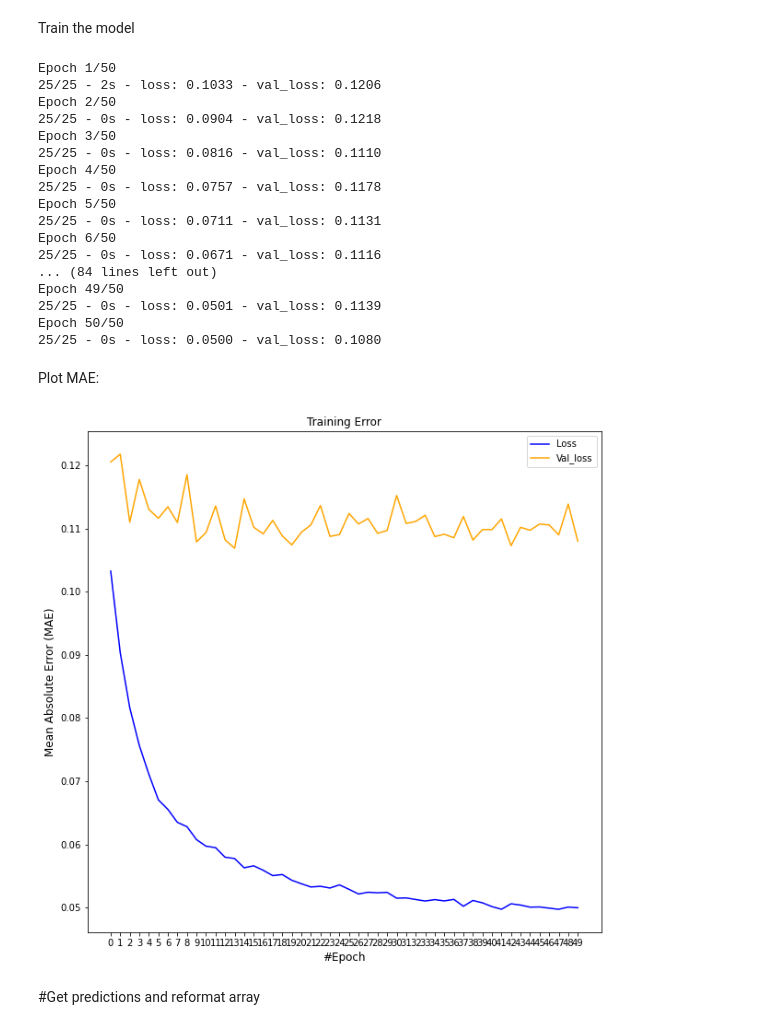
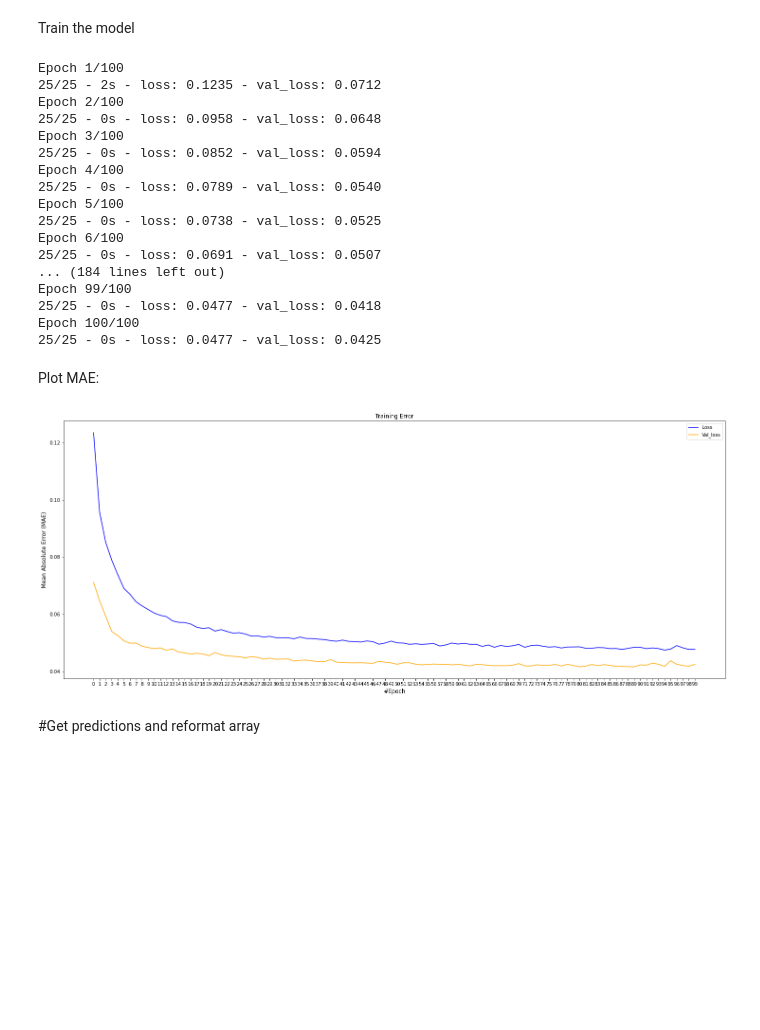
Before and after one commit to teoad95/Deep-learning-Cryptocurrency-price-prediction, a Jupyter notebook: cryptocurrency_forecasting_georg.ipynb, the cells around one changed output. Cells and saved outputs as stored; diff of their text form; code cells hidden in the pictures; blank space fills up the shorter version.

```diff
--- a/cryptocurrency_forecasting_georg.ipynb
+++ b/cryptocurrency_forecasting_georg.ipynb
@@ -134,7 +134,7 @@ LSTM_training_outputs = (training_set['bit_Close'][window_len:].values / trainin
 
 LSTM_val_inputs=[]
 for i in range(len(val_set) - window_len):
-    temp_set = training_set[i:(i + window_len)].copy()
+    temp_set = val_set[i:(i + window_len)].copy()
     temp_set = temp_set.drop(['Date'], axis=1)
     temp_set = temp_set.drop(['bit_Open'], axis=1)
     temp_set = temp_set.drop(['bit_High'], axis=1)
@@ -156,7 +156,7 @@ LSTM_val_outputs = (val_set['bit_Close'][window_len:].values / val_set['bit_Clos
 
 LSTM_test_inputs = []
 for i in range(len(test_set) - window_len):
-    temp_set = training_set[i:(i + window_len)].copy()
+    temp_set = test_set[i:(i + window_len)].copy()
     temp_set = temp_set.drop(['Date'], axis=1)
     temp_set = temp_set.drop(['bit_Open'], axis=1)
     temp_set = temp_set.drop(['bit_High'], axis=1)
@@ -347,51 +347,50 @@ Build the model
 # %%
 neurons = 50
 
-ranged_btcoin_model = build_model(LSTM_training_inputs, output_size=pred_range, neurons=neurons, \
-                                  optimizer=tf.keras.optimizers.RMSprop())
+ranged_btcoin_model = build_model(LSTM_training_inputs, output_size=pred_range, neurons=neurons)
 # %% [markdown]
 Train the model
 # %%
 np.random.seed(202)
 
-epochs = 50
+epochs = 100
 batch_size = 64
 
 ranged_hist = ranged_btcoin_model.fit(LSTM_training_inputs[:-pred_range], LSTM_ranged_training_outputs,
                                        validation_data=(LSTM_val_inputs[:-pred_range], LSTM_ranged_val_outputs), epochs=epochs, batch_size=batch_size, verbose=2, shuffle=True, workers=8)
 # %% [output]
-Epoch 1/50
-25/25 - 2s - loss: 0.1033 - val_loss: 0.1206
-Epoch 2/50
-25/25 - 0s - loss: 0.0904 - val_loss: 0.1218
-Epoch 3/50
-25/25 - 0s - loss: 0.0816 - val_loss: 0.1110
-Epoch 4/50
-25/25 - 0s - loss: 0.0757 - val_loss: 0.1178
-Epoch 5/50
-25/25 - 0s - loss: 0.0711 - val_loss: 0.1131
-Epoch 6/50
-25/25 - 0s - loss: 0.0671 - val_loss: 0.1116
-... (84 lines left out)
-Epoch 49/50
-25/25 - 0s - loss: 0.0501 - val_loss: 0.1139
-Epoch 50/50
-25/25 - 0s - loss: 0.0500 - val_loss: 0.1080
+Epoch 1/100
+25/25 - 2s - loss: 0.1235 - val_loss: 0.0712
+Epoch 2/100
+25/25 - 0s - loss: 0.0958 - val_loss: 0.0648
+Epoch 3/100
+25/25 - 0s - loss: 0.0852 - val_loss: 0.0594
+Epoch 4/100
+25/25 - 0s - loss: 0.0789 - val_loss: 0.0540
+Epoch 5/100
+25/25 - 0s - loss: 0.0738 - val_loss: 0.0525
+Epoch 6/100
+25/25 - 0s - loss: 0.0691 - val_loss: 0.0507
+... (184 lines left out)
+Epoch 99/100
+25/25 - 0s - loss: 0.0477 - val_loss: 0.0418
+Epoch 100/100
+25/25 - 0s - loss: 0.0477 - val_loss: 0.0425
 # %% [markdown]
 Plot MAE:
 # %%
-fig, ax1 = plt.subplots(1, 1, figsize=(10, 10))
+fig, ax1 = plt.subplots(1, 1, figsize=(25, 10))
 
 ax1.plot(ranged_hist.epoch, ranged_hist.history['loss'], color='b', label='Loss')
 ax1.plot(ranged_hist.epoch, ranged_hist.history['val_loss'], color='orange', label='Val_loss')
 ax1.set_xticks(range(0, len(ranged_hist.epoch)))
 ax1.set_title('Training Error')
 ax1.set_ylabel('Mean Absolute Error (MAE)', fontsize=12)
 ax1.set_xlabel('#Epoch', fontsize=12)
 plt.legend()
 plt.show()
 # %% [output]
-[figure, old version]
+[figure, new version]
 # %% [markdown]
 #Get predictions and reformat array
 # %%
```
Also changed, not shown: parts of 2 cells of this notebook, 1 other file.
